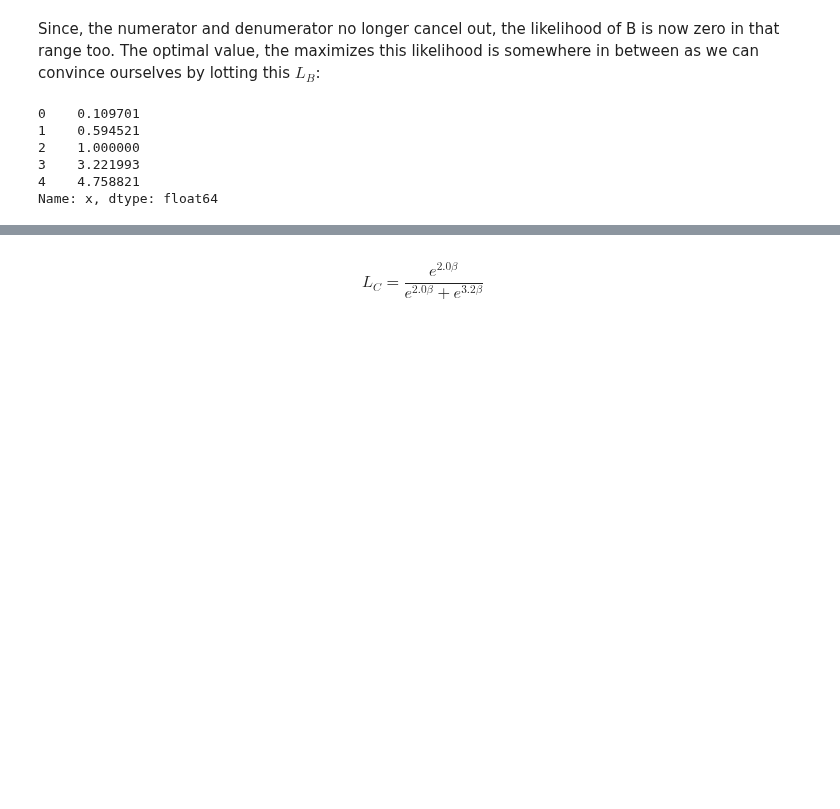
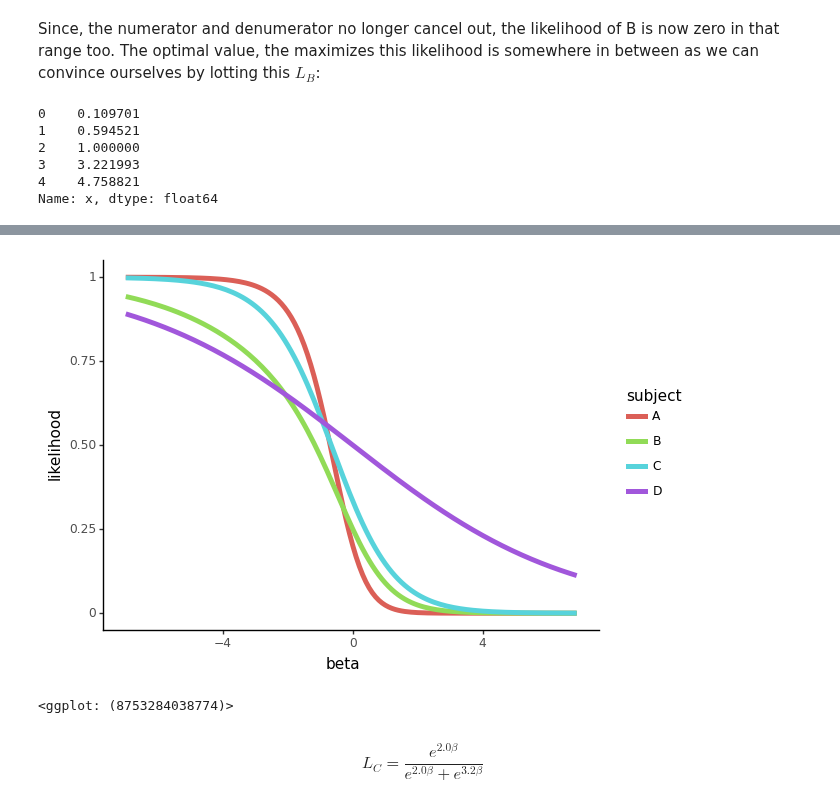
Before and after one commit to igor-sb/blog, a Jupyter notebook: posts/cox_perfect.ipynb, the cells around one changed output, grey strips where cells are left out. Saved outputs shown, nothing was run; the diff lists cells and outputs as text; code cells hidden in the pictures; blank space fills up the shorter version.

```diff
--- a/posts/cox_perfect.ipynb
+++ b/posts/cox_perfect.ipynb
@@ -199,3 +201,8 @@ plot_likelihoods(ab_swap_df)
+# %%
+plot_likelihoods(perfect_df)
+# %% [output]
+[figure, added]
+<ggplot: (8753284038774)>
 # %% [markdown]
 $$
 L_C = \frac{e^{2.0\beta}}{e^{2.0\beta} + e^{3.2\beta}}
```
Also changed, not shown: parts of 1 cell of this notebook.
